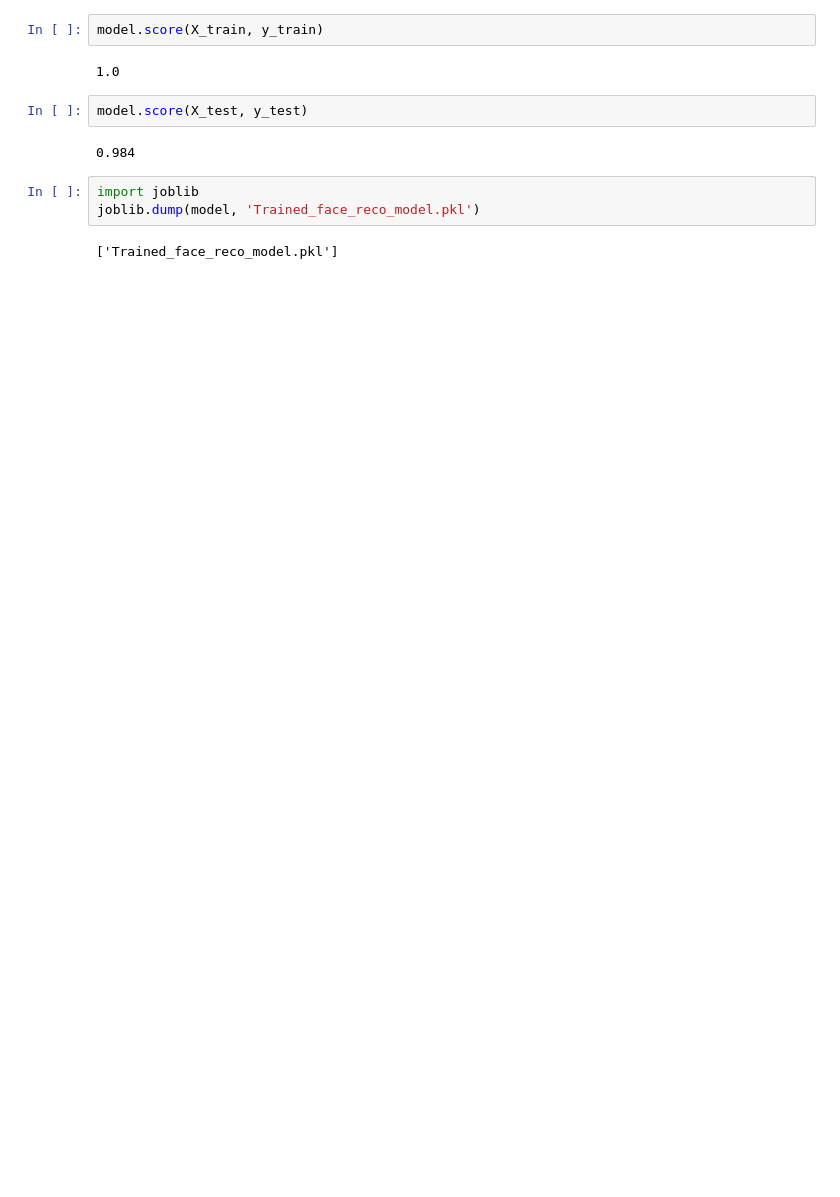
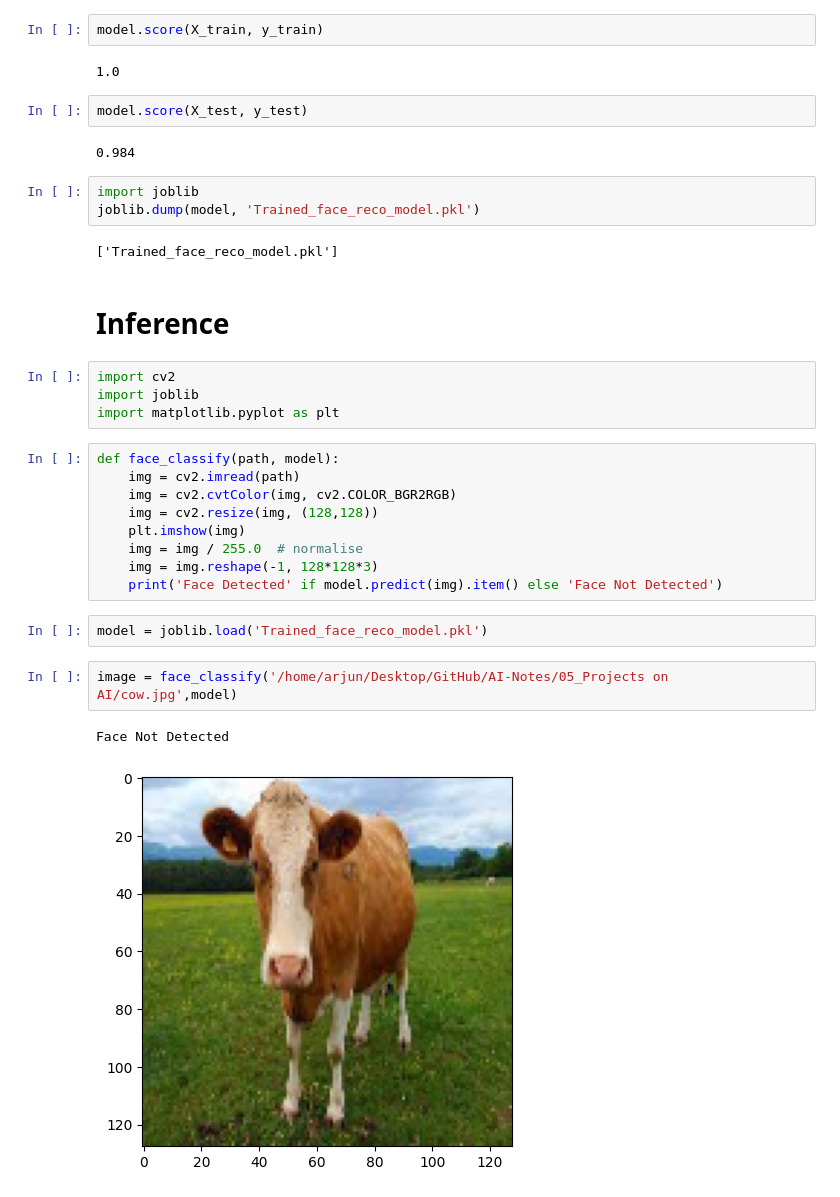
Before and after one commit to Arjun-G-Ravi/AI-Notes, a Jupyter notebook: 05_Projects on AI/02_Face-Recogniser using LogRegression.ipynb, the cells around one changed output. Saved outputs shown, nothing was run; the diff lists cells and outputs as text; blank space fills up the shorter version.

Commit message:
face detection completed

```diff
--- a/05_Projects on AI/02_Face-Recogniser using LogRegression.ipynb
+++ b/05_Projects on AI/02_Face-Recogniser using LogRegression.ipynb
@@ -181,3 +181,25 @@ import joblib
 joblib.dump(model, 'Trained_face_reco_model.pkl')
 # %% [output]
 ['Trained_face_reco_model.pkl']
+# %% [markdown]
+# Inference
+# %%
+import cv2
+import joblib
+import matplotlib.pyplot as plt
+# %%
+def face_classify(path, model):
+    img = cv2.imread(path)
+    img = cv2.cvtColor(img, cv2.COLOR_BGR2RGB)
+    img = cv2.resize(img, (128,128))
+    plt.imshow(img)
+    img = img / 255.0  # normalise
+    img = img.reshape(-1, 128*128*3)
+    print('Face Detected' if model.predict(img).item() else 'Face Not Detected')
+# %%
+model = joblib.load('Trained_face_reco_model.pkl')
+# %%
+image = face_classify('/home/arjun/Desktop/GitHub/AI-Notes/05_Projects on AI/cow.jpg',model)
+# %% [output]
+Face Not Detected
+[figure, added]
```
Also changed, not shown: parts of 2 cells of this notebook, 4 other files.
